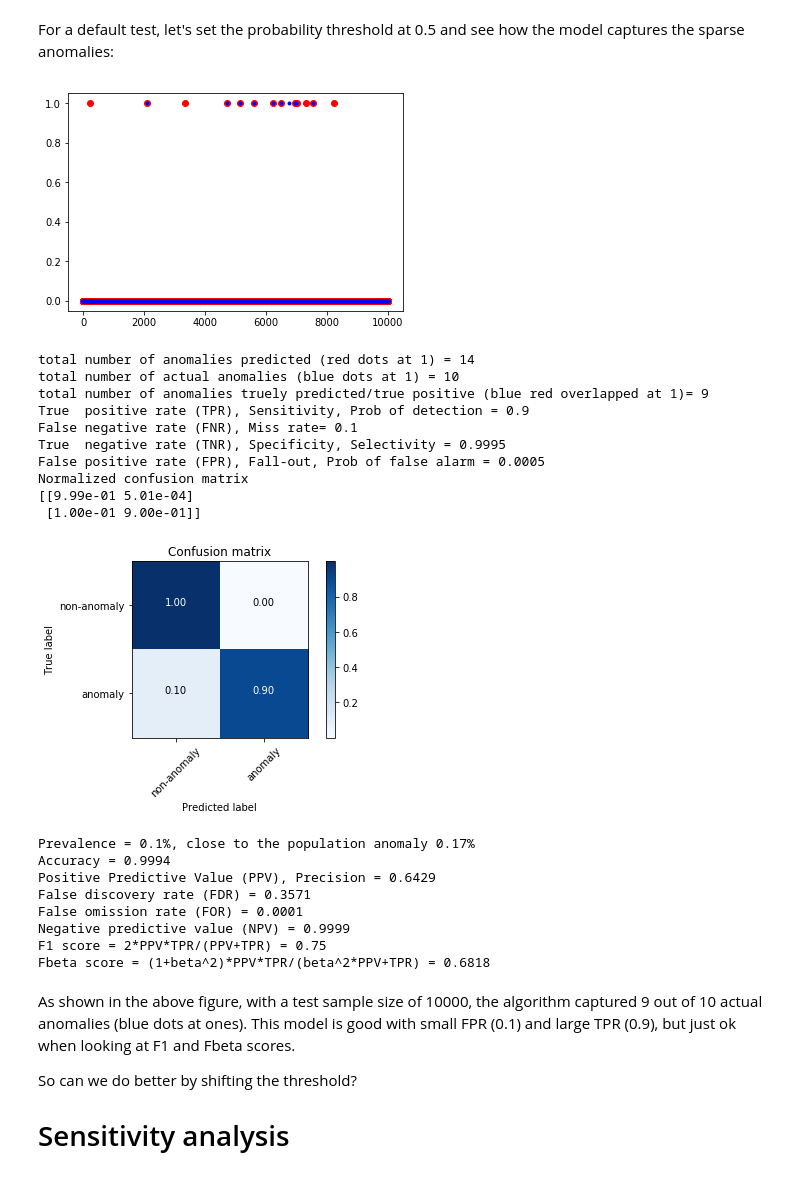
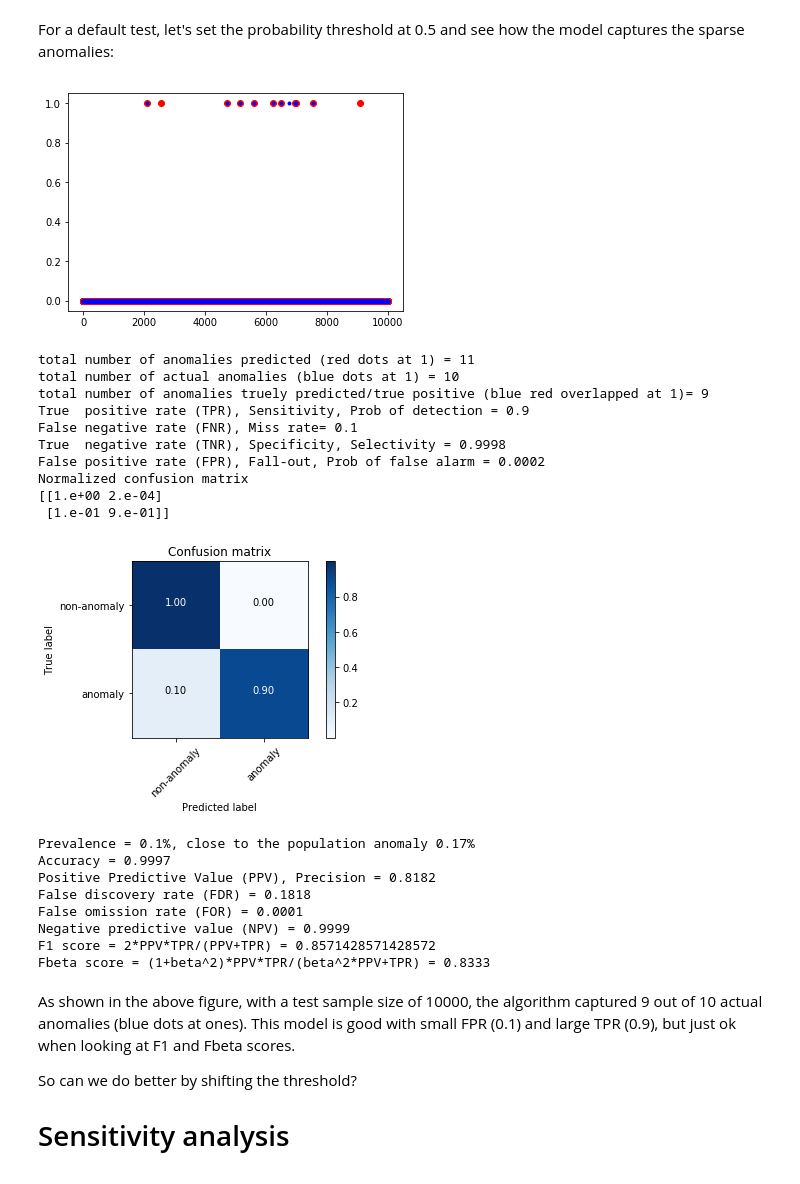
Before and after one commit to ginochen/DNN_anomaly_dection, a Jupyter notebook: DNN_anomaly_detection.ipynb, the cells around one changed output. Drawn from its saved outputs; the diff is of its cells as text; code cells hidden in the pictures.

```diff
--- a/DNN_anomaly_detection.ipynb
+++ b/DNN_anomaly_detection.ipynb
@@ -58,8 +61,8 @@ class KerasBatchGenerator:
 Split data into train, valid, and test and create batches using KerasBatchGenerator:
 # %%
 # Define model parameters
-batchsize = 30
-nsteps = 5000 # number of samples in each batch
+batchsize = 30 # number of mini-batches per epoch
+nsteps = 32 # number of samples in each mini-batch
 ndim = 29  # feature dimensions
 hdim = 100 # hidden layer dimensions
 hlayers= 20 # hidden layers
@@ -73,12 +76,12 @@ n = data.shape[0] # total sample size
 scaler = MinMaxScaler(feature_range=(-1, 1))
 
 
-scaler.fit(data.values[:,-2].reshape(-1,1))
+scaler.fit(data.values[:,-2].reshape(-1,1)) # last dimension is the label
 amount_scaled = scaler.fit_transform(X=data.values[:,-2].reshape(-1,1))
 data = np.concatenate([data.values[:,1:-2], amount_scaled, data.values[:,-1].reshape(-1,1)],axis=1) # drop the 1st time column and replace the scaled amount
 
-data_ones  = data[[i==1 for i in data[:,-1]],:] # get ones
-data_zeros = data[[i==0 for i in data[:,-1]],:] # get zeros
+data_ones = data[data[:,-1]==1,:] # get the feature data with label 1
+data_zeros = data[data[:,-1]==0,:]
 #print(len(zeros[:round(0.8*len(zeros))]))
 
 # shuffle data with ones into data with zeros
@@ -110,7 +117,9 @@ def build_model(ndim,hdim,hlayers,dropoutRate, datapath):
         model.add(Dense(hdim, kernel_initializer='glorot_normal', activation='relu'))
     model.add(Dense(1,kernel_initializer='glorot_normal', activation='sigmoid')) # determine the probability of anomaly
     model.compile(optimizer='adam', loss='binary_crossentropy', metrics=["accuracy"])
-    checkpointer = keras.callbacks.ModelCheckpoint(filepath=datapath + '/model-{epoch:02d}.hdf5', verbose=1)
+#    checkpointer = keras.callbacks.ModelCheckpoint(filepath=datapath + '/model-{epoch:02d}.hdf5', verbose=1)
+    checkpointer = [EarlyStopping(monitor='val_loss', patience=10), # patience: wait for at least 5 epochs before early stopping
+       ModelCheckpoint(filepath=datapath+'/best_model.h5', monitor='val_loss', save_best_only=True, verbose=1)]
     model.summary()
     return model, checkpointer
 # %% [markdown]
@@ -119,13 +136,13 @@ Each epoch during the training are saved for the purpose to select the best mode
 # %%
-
 # In order to reset_states for stateful_=True in the generater,
 # we need to pass the tensorflow session to the generator
 last_epoch = 0 # set this to 0 if model never trained
-
+callbacks = [EarlyStopping(monitor='val_loss', patience=2),
+             ModelCheckpoint(filepath='best_model.h5', monitor='val_loss', save_best_only=True)]
 model, checkpointer  = build_model(ndim, hdim, hlayers, dropoutRate, datapath)
 model.fit_generator(train_data_generator.generate(model), len(train)//(batchsize*nsteps), epochs=last_epoch+nepochs,
                 validation_data=valid_data_generator.generate(model), validation_steps=math.ceil(len(valid)/(batchsize*nsteps)),
-                callbacks=[checkpointer],shuffle=True,initial_epoch=last_epoch)
+                callbacks=checkpointer,shuffle=True,initial_epoch=last_epoch,verbose=1)
 # %% [output]
 _________________________________________________________________
 Layer (type)                 Output Shape              Param #
@@ -152,7 +169,7 @@ As shown in the training, the accuracy approaches 1 and then becomes NAN as a re
 Use the best trained model to make the anomaly prediction for a number of prediction_samp samples
 # %%
 def predict(i_oldmodel,prediction_samp,data):
-    model = keras.models.load_model('data/model-%s.hdf5'%i_oldmodel)
+    model = keras.models.load_model('data/best_model.h5')
     y=[]
     for i in range(prediction_samp):
         curr_frame = data[i,:-1]
@@ -200,7 +217,7 @@ y_true = test[:prediction_samp,-1].reshape(-1,1)
 For a default test, let's set the probability threshold at 0.5 and see how the model captures the sparse anomalies:
 # %%
 #plt.plot(range(0,prediction_samp),test_data,'b.')
-threshold = 0.5
+threshold = 0.7
 
 ia      = np.nonzero(y_true==1)[0]
 ina     = np.nonzero(y_true==0)[0]
@@ -229,53 +246,53 @@ tnr = tn/nactualna
 fpr = fp/nactualna
 ppv = tp/npreda
 f1_score = 2*(1/(1/tpr+1/ppv)) #f1 = sklearn.metrics.f1_score(y_true,y_test)
 beta = 0.5
 fbeta_score = (1+beta**2)*tpr*ppv/(beta**2*ppv+tpr) #fb = sklearn.metrics.fbeta_score(y_true,y_test,beta)
 print('total number of anomalies predicted (red dots at 1) = '+str(npreda))
 print('total number of actual anomalies (blue dots at 1) = '+ str(*nactuala))
 print('total number of anomalies truely predicted/true positive (blue red overlapped at 1)= '+str(tp))
 #print('total number of non-anomalies predicted = '+str(np.count_nonzero(ineg)))
 print('True  positive rate (TPR), Sensitivity, Prob of detection = '+str(*tpr)) # model forecast pos and actually pos
 print('False negative rate (FNR), Miss rate= '+str(*fnr))
 print('True  negative rate (TNR), Specificity, Selectivity = '+str(*tnr.round(4))) # model forecast neg but actually pos
 print('False positive rate (FPR), Fall-out, Prob of false alarm = '+str(*fpr.round(4)))
 cnf_matrix = sklearn.metrics.confusion_matrix(y_true, y_test,labels=[0,1])
 plt.figure()
 np.set_printoptions(precision=2)
 plot_confusion_matrix(cnf_matrix, classes=['non-anomaly','anomaly'], normalize=True,
                       title='Confusion matrix')
 plt.show()
 
 print('Prevalence = %s%%, close to the population anomaly 0.17%%'%str(*nactuala/prediction_samp*100))
 print('Accuracy = '+str((tp+tn)/prediction_samp))
 print('Positive Predictive Value (PPV), Precision = '+str(ppv.round(4)))
 print('False discovery rate (FDR) = '+str((fp/npreda).round(4)))
 print('False omission rate (FOR) = '+str((fn/npredna).round(4)))
 print('Negative predictive value (NPV) = '+str((tn/npredna).round(4)))
 print('F1 score = 2*PPV*TPR/(PPV+TPR) = '+str(*f1_score)) # the harmonic mean of precision and recall
 print('Fbeta score = (1+beta^2)*PPV*TPR/(beta^2*PPV+TPR) = '+str(*fbeta_score.round(4))) # the harmonic mean of precision and recall
 # tn, fp, fn, tp = sklearn.metrics.confusion_matrix(y_true, y_test,labels=[0,1]).ravel()
 # %% [output]
-[figure, old version]
+[figure, new version]
-total number of anomalies predicted (red dots at 1) = 14
+total number of anomalies predicted (red dots at 1) = 11
 total number of actual anomalies (blue dots at 1) = 10
 total number of anomalies truely predicted/true positive (blue red overlapped at 1)= 9
 True  positive rate (TPR), Sensitivity, Prob of detection = 0.9
 False negative rate (FNR), Miss rate= 0.1
-True  negative rate (TNR), Specificity, Selectivity = 0.9995
-False positive rate (FPR), Fall-out, Prob of false alarm = 0.0005
+True  negative rate (TNR), Specificity, Selectivity = 0.9998
+False positive rate (FPR), Fall-out, Prob of false alarm = 0.0002
 Normalized confusion matrix
-[[9.99e-01 5.01e-04]
- [1.00e-01 9.00e-01]]
+[[1.e+00 2.e-04]
+ [1.e-01 9.e-01]]
 [figure]
 Prevalence = 0.1%, close to the population anomaly 0.17%
-Accuracy = 0.9994
-Positive Predictive Value (PPV), Precision = 0.6429
-False discovery rate (FDR) = 0.3571
+Accuracy = 0.9997
+Positive Predictive Value (PPV), Precision = 0.8182
+False discovery rate (FDR) = 0.1818
 False omission rate (FOR) = 0.0001
 Negative predictive value (NPV) = 0.9999
-F1 score = 2*PPV*TPR/(PPV+TPR) = 0.75
-Fbeta score = (1+beta^2)*PPV*TPR/(beta^2*PPV+TPR) = 0.6818
+F1 score = 2*PPV*TPR/(PPV+TPR) = 0.8571428571428572
+Fbeta score = (1+beta^2)*PPV*TPR/(beta^2*PPV+TPR) = 0.8333
 # %% [markdown]
 As shown in the above figure, with a test sample size of 10000, the algorithm captured 9 out of 10 actual anomalies (blue dots at ones). This model is good with small FPR (0.1) and large TPR (0.9), but just ok when looking at F1 and Fbeta scores.
 
```
Also changed, not shown: parts of 7 cells of this notebook.
